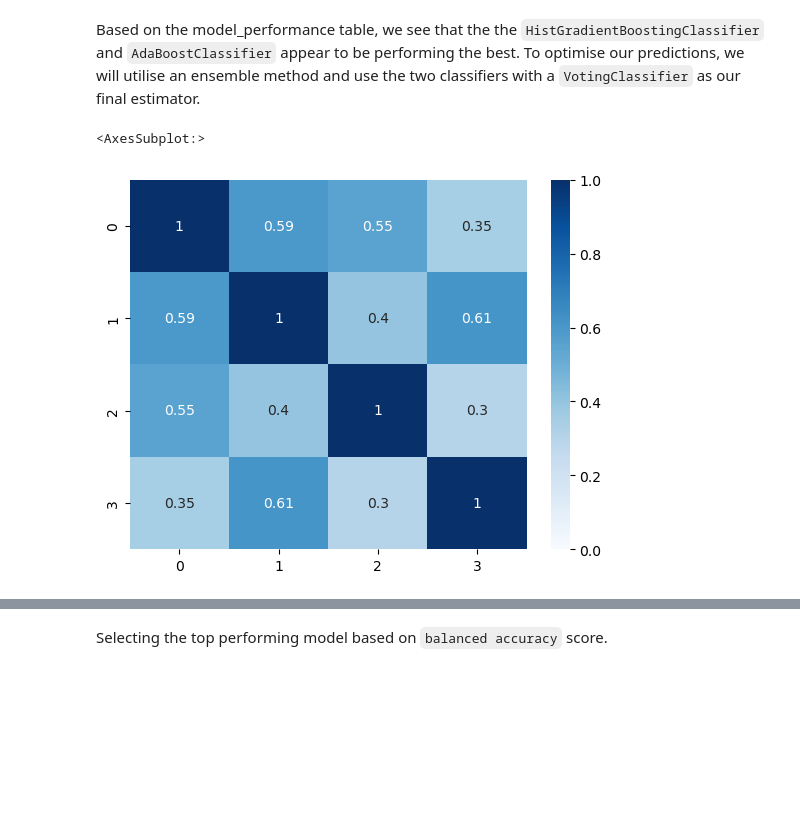
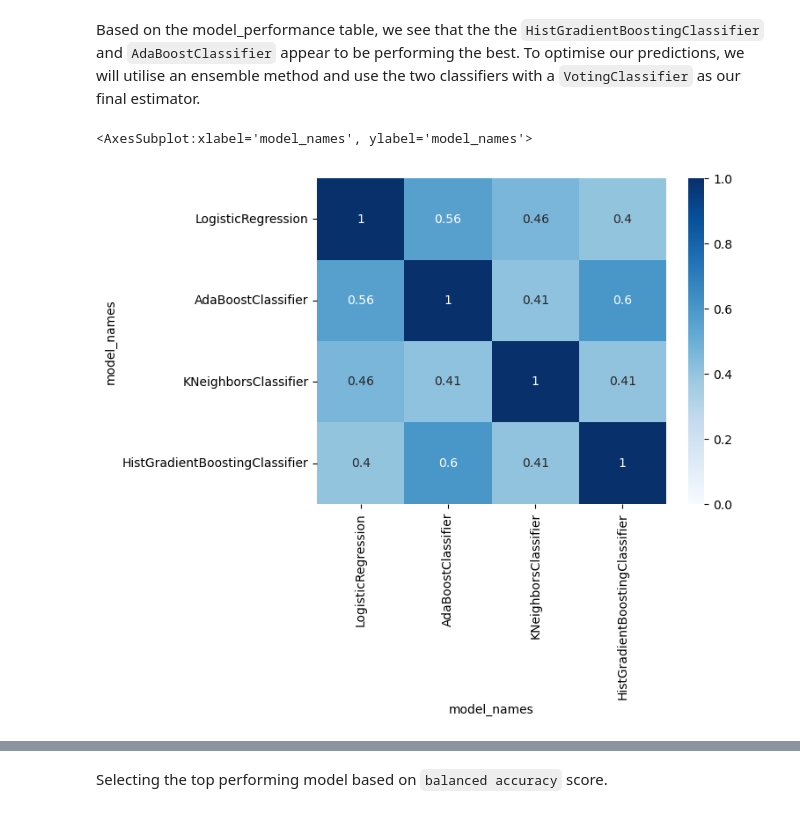
Before and after one commit to eeshawn11/DSI33-Project4, a Jupyter notebook: code/Part_2_Modelling.ipynb, the cells around one changed output, grey strips where cells are left out. Cells and saved outputs as stored; diff of their text form; code cells hidden in the pictures; blank space fills up the shorter version.

```diff
--- a/code/Part_2_Modelling.ipynb
+++ b/code/Part_2_Modelling.ipynb
@@ -144,10 +147,10 @@ text_pipe = Pipeline([
 ])
 
 col_transform = ColumnTransformer([
-    ('MinMaxScaler', minmax, num_features),
+    # ('MinMaxScaler', minmax, num_features),
     ('OneHotEncoder', ohe, cat_features),
-    ('CountVectorizer', text_pipe, text_features)
-], remainder = 'drop',
+    # ('CountVectorizer', text_pipe, text_features)
+], remainder = 'passthrough',
 sparse_threshold = 0
 )
 # %%
@@ -169,6 +172,6 @@ Number features: 39 Total Variance Explained: 0.8006068171774354
 # %%
 # Instantiating models for classification
-lr = LogisticRegression(random_state=rng)
+lr = LogisticRegression(solver='liblinear', random_state=rng)
 knn = KNeighborsClassifier()
 # rf = RandomForestClassifier(random_state=rng)
 et = ExtraTreesClassifier(random_state=rng)
@@ -288,6 +290,5 @@ class Results:
 # %%
-# define scoring metrics for comparison. GridSearchCV will optimise based on the 1st metric
-score_metric = ['f1_weighted']
+# define scoring metrics for optimisation with GridSearchCV
+score_metric = ['roc_auc']
 
-results = Results()
-results.create_dict(score_metric)
+results = Results(score_metric)
@@ -302,10 +296,9 @@ results.create_dict(score_metric)
 Create a set of parameters for each model to be passed into GridSearchCV for hyperparameter tuning.
 # %%
 lr_params = {
-    'clf__solver': ['liblinear', 'newton-cg'],
-    'clf__penalty': ['l2'],
+    'clf__penalty': ['l1', 'l2'],
     'clf__C': [100, 10, 1.0, 0.1, 0.01],
-    'clf__max_iter': [100, 150, 500],
+    'clf__max_iter': [200, 400],
     'clf__class_weight': ['balanced', None],
 }
 
@@ -324,13 +317,13 @@ et_params = {
 
 ada_params = {
     'clf__learning_rate': [1.0, 2.0, 10],
-    'clf__n_estimators': [150, 200, 250],
+    'clf__n_estimators': [50, 80, 120],
 }
 
 hgbc_params = {
     'clf__learning_rate': [0.001, 0.01, 0.1],
     'clf__l2_regularization': [0, 0.1, 1],
-    'clf__max_iter': [100, 200, 300],
+    'clf__max_iter': [80, 100, 120],
 }
 # %%
 lr_best = results.run_pipe(lr, lr_params)
@@ -379,24 +369,23 @@ results.display()
 Based on the model_performance table, we see that the the `HistGradientBoostingClassifier` and `AdaBoostClassifier` appear to be performing the best. To optimise our predictions, we will utilise an ensemble method and use the two classifiers with a `VotingClassifier` as our final estimator.
 # %%
 # check correlation between our model predictions
+
+predictions = []
+for model in results.display()['model']:
+    predictions.append(model.predict(X_train))
+
 sns.heatmap(
     data = pd.DataFrame(
-    np.column_stack((
-        ada_best.predict(X_train),
-        hgbc_best.predict(X_train),
-        # et_best.predict(X_train),
-        lr_best.predict(X_train),
-        knn_best.predict(X_train),
-        )),
-    # columns = model_performance['model_list']
+    np.column_stack(tuple(predictions)),
+    columns = results.display()['model_names']
     ).corr(),
     annot = True,
     cmap = 'Blues',
     vmin = 0,
     vmax = 1
 )
 # %% [output]
-<AxesSubplot:>
+<AxesSubplot:xlabel='model_names', ylabel='model_names'>
-[figure, old version]
+[figure, new version]
 # %%
 # check coefficents from LogisticRegression
```
Also changed, not shown: parts of 29 cells of this notebook.
